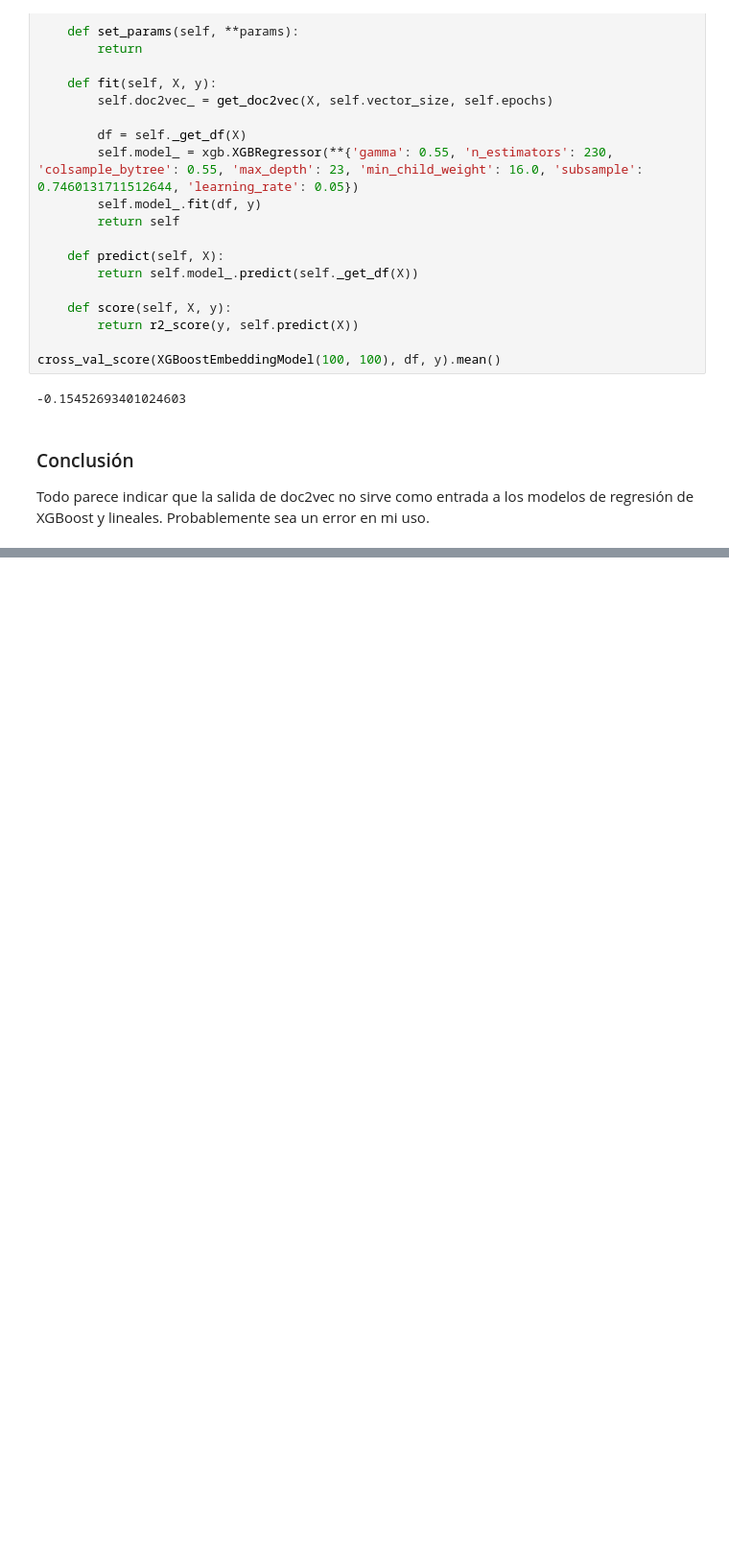
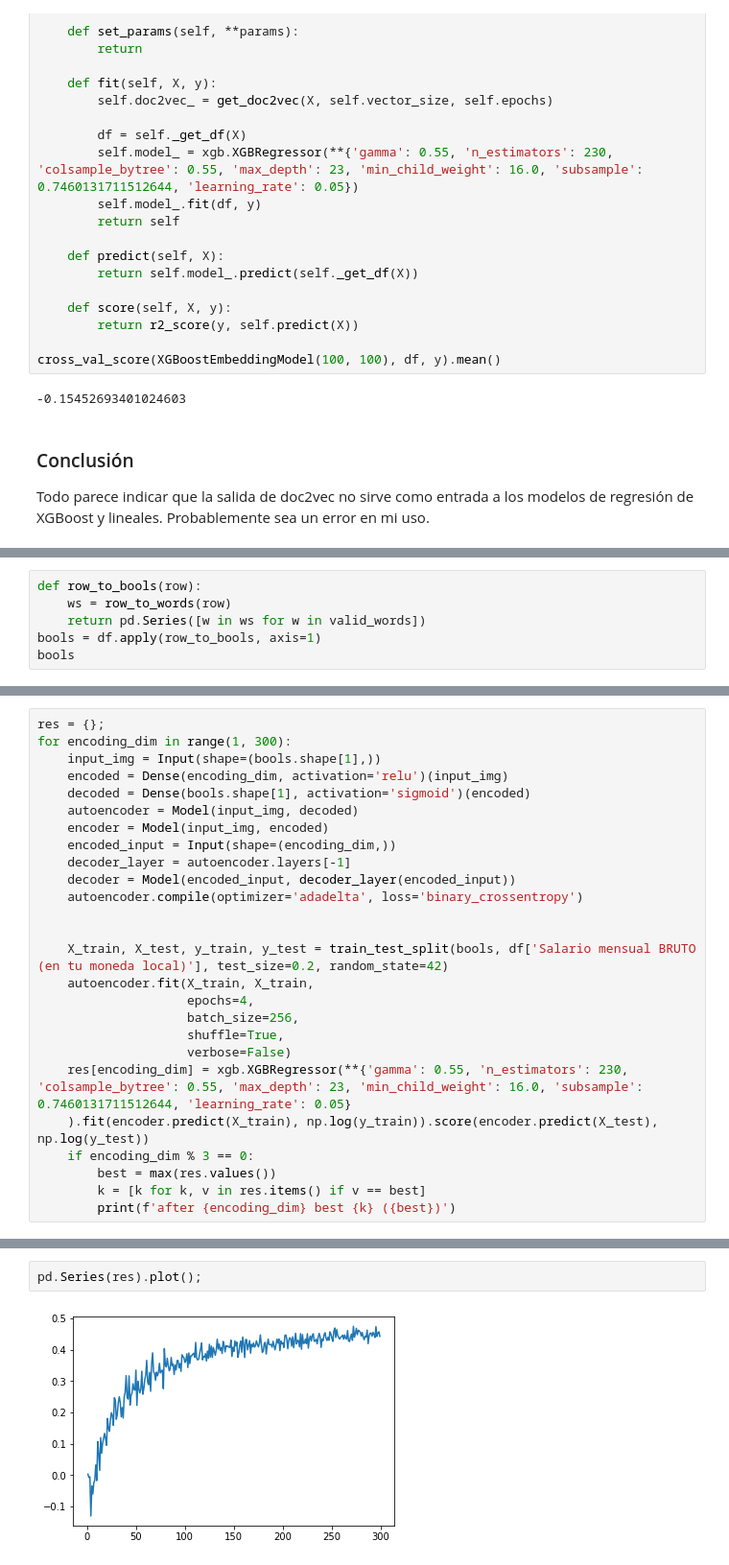
Before and after one commit to seppo0010/sysarmy-sueldos-2020.1, a Jupyter notebook: notebook/Predicción de sueldo.ipynb, the cells around one changed output, grey strips where cells are left out. Shown at 96% size. Drawn from its saved outputs; the diff is of its cells as text; blank space fills up the shorter version.

Commit message:
Autoencoders

```diff
--- a/notebook/Predicción de sueldo.ipynb
+++ b/notebook/Predicción de sueldo.ipynb
@@ -1728,0 +1851,6 @@ Todo parece indicar que la salida de doc2vec no sirve como entrada a los modelos
+# %%
+def row_to_bools(row):
+    ws = row_to_words(row)
+    return pd.Series([w in ws for w in valid_words])
+bools = df.apply(row_to_bools, axis=1)
+bools
@@ -1728,0 +2051,26 @@ Todo parece indicar que la salida de doc2vec no sirve como entrada a los modelos
+# %%
+res = {};
+for encoding_dim in range(1, 300):
+    input_img = Input(shape=(bools.shape[1],))
+    encoded = Dense(encoding_dim, activation='relu')(input_img)
+    decoded = Dense(bools.shape[1], activation='sigmoid')(encoded)
+    autoencoder = Model(input_img, decoded)
+    encoder = Model(input_img, encoded)
+    encoded_input = Input(shape=(encoding_dim,))
+    decoder_layer = autoencoder.layers[-1]
+    decoder = Model(encoded_input, decoder_layer(encoded_input))
+    autoencoder.compile(optimizer='adadelta', loss='binary_crossentropy')
+
+
+    X_train, X_test, y_train, y_test = train_test_split(bools, df['Salario mensual BRUTO (en tu moneda local)'], test_size=0.2, random_state=42)
+    autoencoder.fit(X_train, X_train,
+                    epochs=4,
+                    batch_size=256,
+                    shuffle=True,
+                    verbose=False)
+    res[encoding_dim] = xgb.XGBRegressor(**{'gamma': 0.55, 'n_estimators': 230, 'colsample_bytree': 0.55, 'max_depth': 23, 'min_child_weight': 16.0, 'subsample': 0.7460131711512644, 'learning_rate': 0.05}
+    ).fit(encoder.predict(X_train), np.log(y_train)).score(encoder.predict(X_test), np.log(y_test))
+    if encoding_dim % 3 == 0:
+        best = max(res.values())
+        k = [k for k, v in res.items() if v == best]
+        print(f'after {encoding_dim} best {k} ({best})')
@@ -1728,0 +2095,4 @@ Todo parece indicar que la salida de doc2vec no sirve como entrada a los modelos
+# %%
+pd.Series(res).plot();
+# %% [output]
+[figure, added]
```
Also changed, not shown: parts of 29 cells of this notebook, 2 other files.
